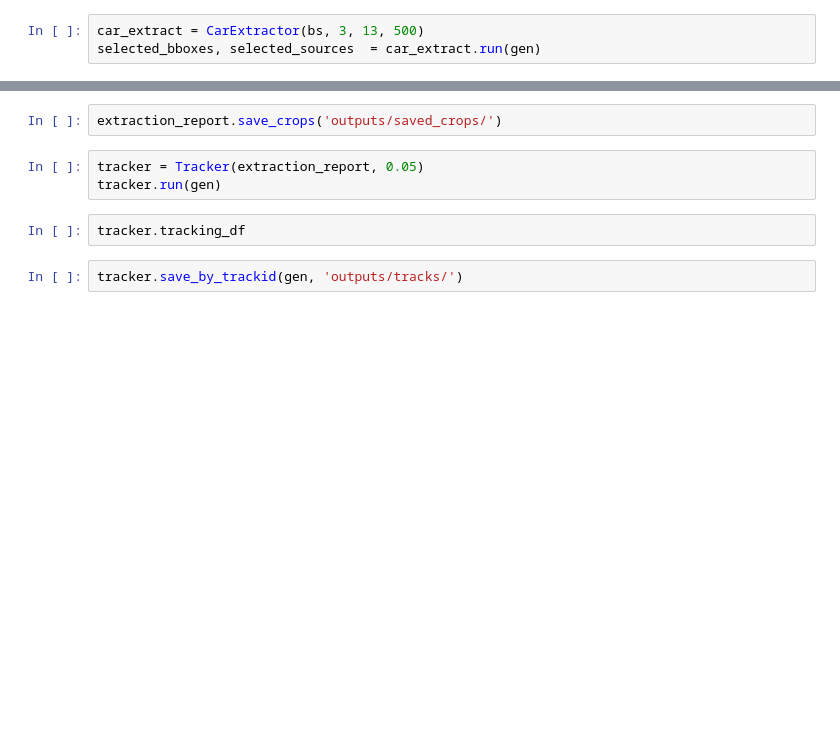
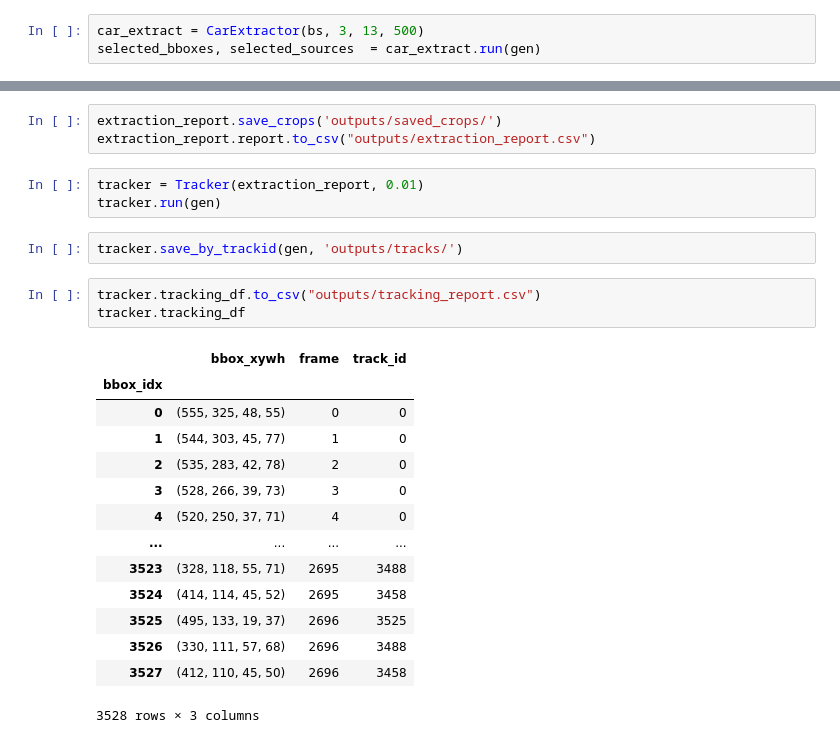
Before and after one commit to AyanaMussabayeva/highway_car_tracking, a Jupyter notebook: scripts/main.ipynb, the cells around one changed output, grey strips where cells are left out. Drawn from its saved outputs; the diff is of its cells as text; blank space fills up the shorter version.

```diff
--- a/scripts/main.ipynb
+++ b/scripts/main.ipynb
@@ -46,9 +60,26 @@ extraction_report.report
 # %%
 extraction_report.save_crops('outputs/saved_crops/')
+extraction_report.report.to_csv("outputs/extraction_report.csv")
 # %%
-tracker = Tracker(extraction_report, 0.05)
+tracker = Tracker(extraction_report, 0.01)
 tracker.run(gen)
-# %%
-tracker.tracking_df
 # %%
 tracker.save_by_trackid(gen, 'outputs/tracks/')
+# %%
+tracker.tracking_df.to_csv("outputs/tracking_report.csv")
+tracker.tracking_df
+# %% [output]
+|  | bbox_xywh | frame | track_id |
+| bbox_idx |  |  |  |
+| 0 | (555, 325, 48, 55) | 0 | 0 |
+| 1 | (544, 303, 45, 77) | 1 | 0 |
+| 2 | (535, 283, 42, 78) | 2 | 0 |
+| 3 | (528, 266, 39, 73) | 3 | 0 |
+| 4 | (520, 250, 37, 71) | 4 | 0 |
+| ... | ... | ... | ... |
+| 3523 | (328, 118, 55, 71) | 2695 | 3488 |
+| 3524 | (414, 114, 45, 52) | 2695 | 3458 |
+| 3525 | (495, 133, 19, 37) | 2696 | 3525 |
+| 3526 | (330, 111, 57, 68) | 2696 | 3488 |
+| 3527 | (412, 110, 45, 50) | 2696 | 3458 |
+3528 rows × 3 columns
```
Also changed, not shown: parts of 3 cells of this notebook, 1 other file.
